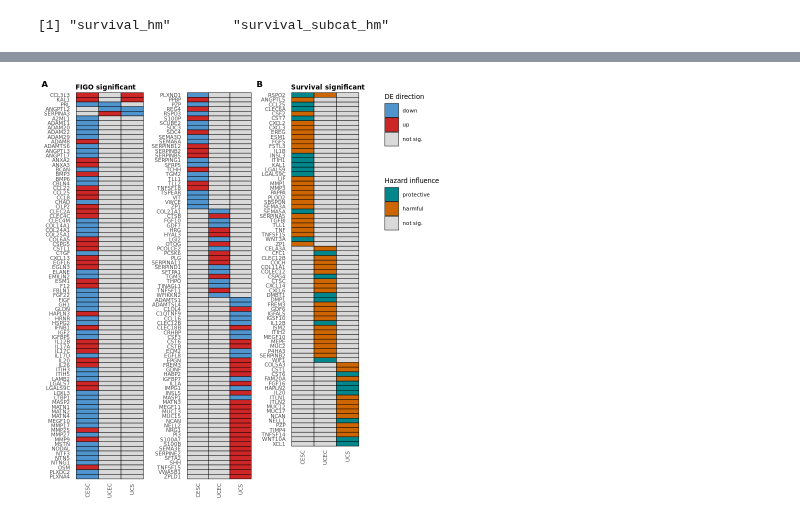
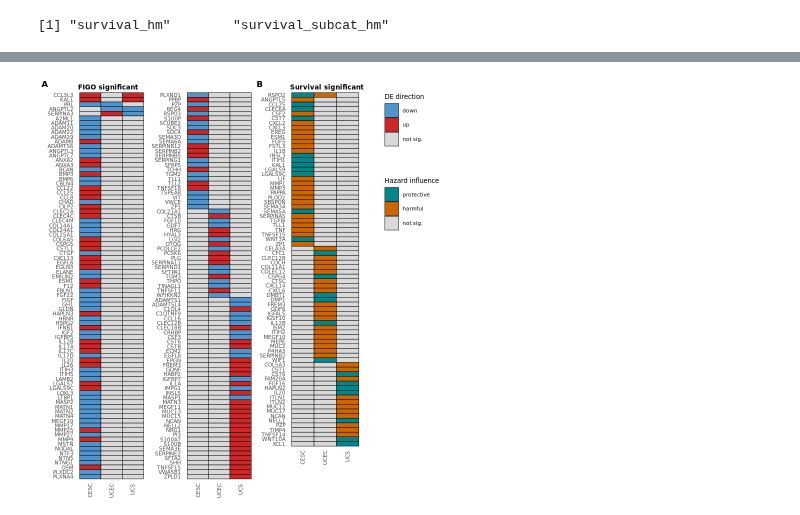
Before and after one commit to fogg-lab/characterizing-ecm-transcriptome-of-endometriosis, a Jupyter notebook: figures/figure_4.ipynb, the cells around one changed output, grey strips where cells are left out. Saved outputs shown, nothing was run; the diff lists cells and outputs as text; code cells hidden in the pictures.

```diff
--- a/figures/figure_4.ipynb
+++ b/figures/figure_4.ipynb
@@ -84,13 +84,15 @@ figs_grid <- plot_grid(
 #     plot_grid(survival_hm_list[[1]], figo_hm_list[[1]], rel_heights = c(1, 0.0859), nrow = 2) + theme(plot.margin = unit(c(0, 0, 0, 0), "cm")),
     arrangeGrob(survival_hm_list[[1]], nullGrob(), nrow = 2, heights=c(1, 0.0880)),
     ncol = 3,
+    axis = "lll",
     align = "v"
 )
 # figs_grid
 
 labfigs_grid <- plot_grid(
     plot_grid(NULL, NULL, NULL, labels = c("A", "", "B"), ncol = 3, rel_widths = c(1, 1, 1), label_fontfamily = family, label_size = label_text_size, label_fontface = "bold"),
-    plot_grid(NULL, NULL, NULL, labels = c(str_pad("FIGO significant", 22, "right"), str_pad("", 22, "right"), str_pad("Survival significant", 22, "right")), ncol = 3, rel_widths = c(1, 1, 1), label_fontfamily = family, label_size = text_size, label_fontface = "bold", hjust = c(-0.5, 0, -0.48)),
+#     plot_grid(NULL, NULL, NULL, labels = c(str_pad("FIGO significant", 22, "right"), str_pad("", 22, "right"), str_pad("Survival significant", 22, "right")), ncol = 3, rel_widths = c(1, 1, 1), label_fontfamily = family, label_size = text_size, label_fontface = "bold", hjust = c(-0.5, 0, -0.48)),
+    plot_grid(NULL, NULL, NULL, labels = c("FIGO significant", "", "Survival significant"), ncol = 3, rel_widths = c(1, 1, 1), label_fontfamily = family, label_size = text_size, label_fontface = "bold", hjust = c(-0.67, 0, -0.5)),
     figs_grid,
     align = "vh",
     nrow = 3,
@@ -122,3 +122,3 @@ Warning message:
-[figure, old version]
+[figure, new version]
 # %%
 ggsave(fig4, filename = paste0(dirs$figures_dir, "/paneled/figure4.png"), dpi = dpi, height = 8.5, width = 5)
```
Also changed, not shown: parts of 1 cell of this notebook.
